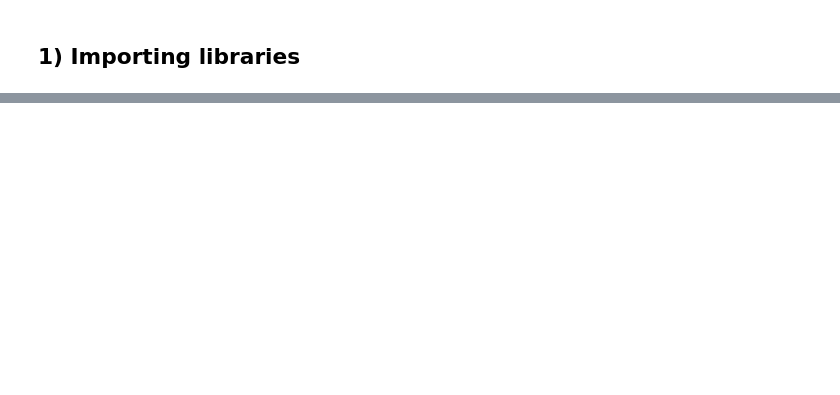
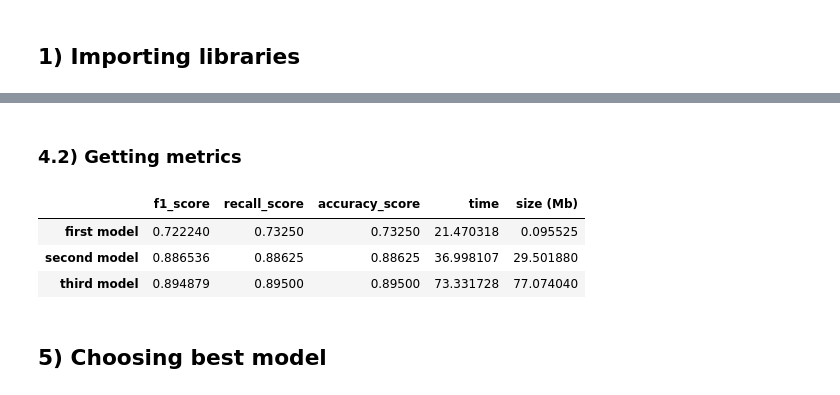
Before and after one commit to TulioInoue/Xray-study, a Jupyter notebook: training.ipynb, the cells around one changed output, grey strips where cells are left out. Cells and saved outputs as stored; diff of their text form; code cells hidden in the pictures; blank space fills up the shorter version.

```diff
--- a/training.ipynb
+++ b/training.ipynb
@@ -65,0 +148,44 @@ print(raw_result[0][0])
+# %% [markdown]
+### 4.2) Getting metrics
+# %%
+models_metrics = {
+    model["name"]: [] for model in models_dict
+}
+
+for model in models_dict:
+
+    models_metrics[model["name"]].append(
+        f1_score(
+            y_true = y_true,
+            y_pred = model["y_pred"],
+            average = "weighted"
+        )
+    )
+
+    models_metrics[model["name"]].append(
+        recall_score(
+            y_true = y_true,
+            y_pred = model["y_pred"],
+            average = "weighted"
+        )
+    )
+
+    models_metrics[model["name"]].append(
+        accuracy_score(
+            y_true = y_true,
+            y_pred = model["y_pred"],
+        )
+    )
+
+models_metrics = pd.DataFrame(data = models_metrics, index = ["f1_score", "recall_score", "accuracy_score"]).transpose()
+models_metrics.loc[:, "time"] = prediction_time
+models_metrics.loc[:, "size (Mb)"] = np.array(size)/(1024*1024)
+
+display(models_metrics)
+# %% [output]
+|  | f1_score | recall_score | accuracy_score | time | size (Mb) |
+| first model | 0.722240 | 0.73250 | 0.73250 | 21.470318 | 0.095525 |
+| second model | 0.886536 | 0.88625 | 0.88625 | 36.998107 | 29.501880 |
+| third model | 0.894879 | 0.89500 | 0.89500 | 73.331728 | 77.074040 |
+# %% [markdown]
+## 5) Choosing best model
```
Also changed, not shown: parts of 26 cells of this notebook, 8 other files.
